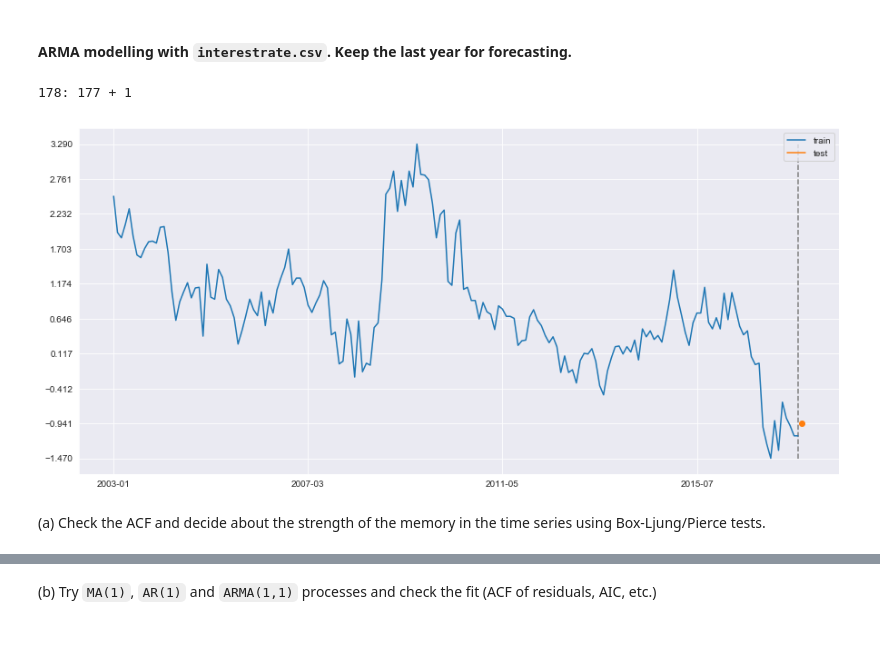
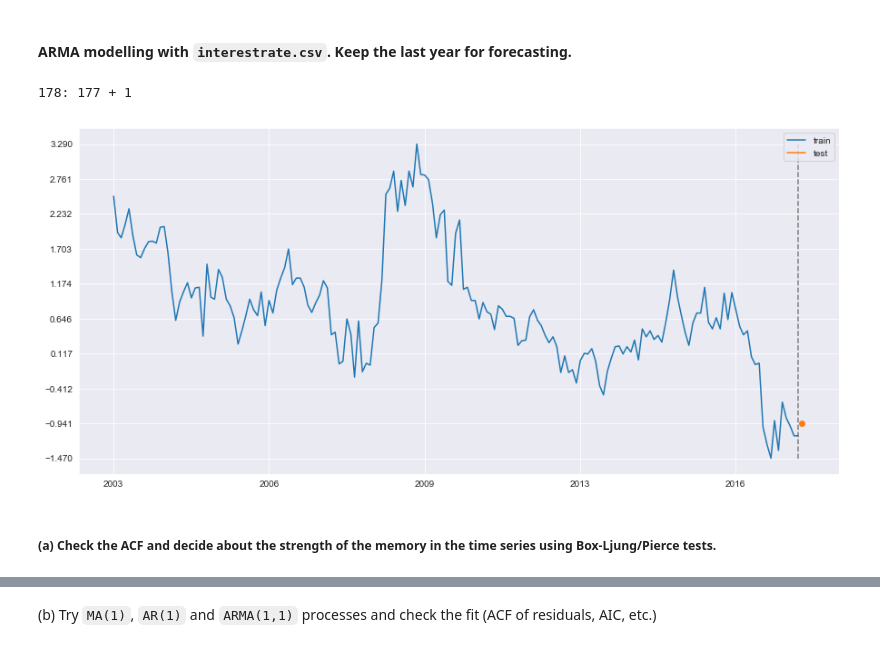
Before and after one commit to ylochman/apps-time-series, a Jupyter notebook: Problem4.ipynb, the cells around one changed output, grey strips where cells are left out. Saved outputs shown, nothing was run; the diff lists cells and outputs as text; code cells hidden in the pictures.

```diff
--- a/Problem4.ipynb
+++ b/Problem4.ipynb
@@ -52,13 +32,20 @@ CrudeOil = pd.read_csv('data/CrudeOil.csv', header=0, index_col=0, squeeze=True)
 # %% [markdown]
 #### ARMA modelling with `interestrate.csv`. Keep the last year for forecasting.
-# %%
-mpl.rcParams['figure.figsize'] = (15,7)
-
-N = len(interestrate)
-n_train = N-1
-train, test, n_test = split_ts(interestrate, n_train)
-# %% [output]
-178: 177 + 1
-[figure, removed]
+# %%
+# Real (inﬂation corrected) interest rate for bank deposits with
+# investment durations between one and two years
+interestrate = pd.read_csv('data/interestrate.csv', sep=';',
+                           index_col=0, header=None).iloc[:,0]
+interestrate = interestrate.map(lambda s: float(s.replace(',', '.')))
+interestrate.index = interestrate.index.astype('datetime64[ns]')
+
+mpl.rcParams['figure.figsize'] = (15,7)
+
+N = len(interestrate)
+n_train = N-1
+train, test, n_test = split_ts(interestrate, n_train)
+# %% [output]
+178: 177 + 1
+[figure, added]
 # %% [markdown]
-(a) Check the ACF and decide about the strength of the memory in the time series using Box-Ljung/Pierce tests.
+##### (a) Check the ACF and decide about the strength of the memory in the time series using Box-Ljung/Pierce tests.
```
Also changed, not shown: parts of 29 cells of this notebook, 4 other files.
